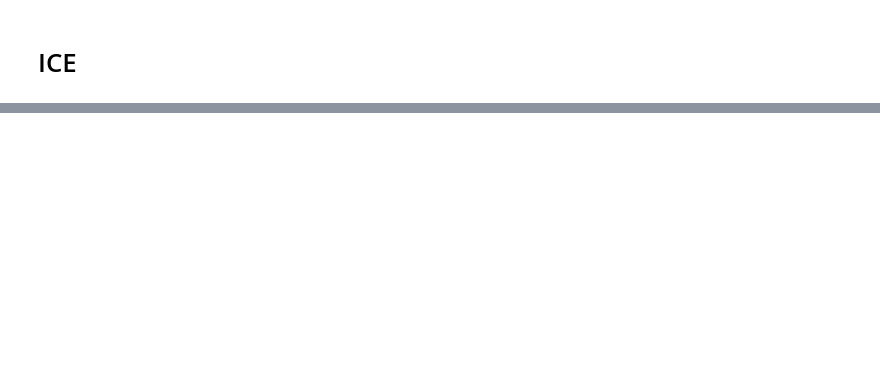
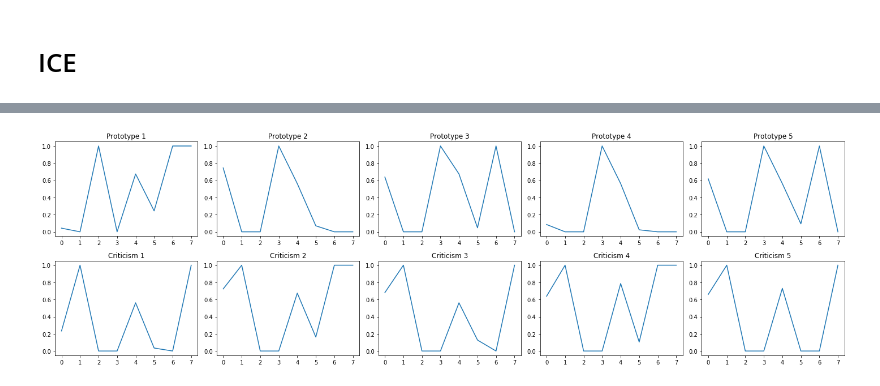
Before and after one commit to hyeok-jong/SNU_surv, a Jupyter notebook: deepsurv.ipynb, the cells around one changed output, grey strips where cells are left out. Drawn from its saved outputs; the diff is of its cells as text; code cells hidden in the pictures; blank space fills up the shorter version.

```diff
--- a/deepsurv.ipynb
+++ b/deepsurv.ipynb
@@ -432,0 +515,23 @@ for i, feature in enumerate(feature_names, 1):
+# %%
+prototypes, criticisms = prototype_and_criticisms(model = model.cpu(),
+X_train = surv_XDF.to_numpy()[:100],
+y_train = (life[['Status', 'Survival_in_days']].to_numpy()[:100]*1).astype('float64'),
+X_test = surv_XDF.to_numpy()[100:],
+y_test = (life[['Status', 'Survival_in_days']].to_numpy()[100:]*1).astype('float64'),
+k_prototypes=5,
+k_criticisms=5,
+device='cpu')
+# %%
+k_prototypes = 5
+k_criticisms = 5
+fig, axs = plt.subplots(nrows=2, ncols=k_prototypes, figsize=(20, 6))
+for i in range(k_prototypes):
+    axs[0, i].plot(prototypes[i])
+    axs[0, i].set_title(f"Prototype {i+1}")
+for i in range(k_criticisms):
+    axs[1, i].plot(criticisms[i])
+    axs[1, i].set_title(f"Criticism {i+1}")
+plt.tight_layout()
+plt.show()
+# %% [output]
+[figure, added]
```
Also changed, not shown: parts of 10 cells of this notebook.
